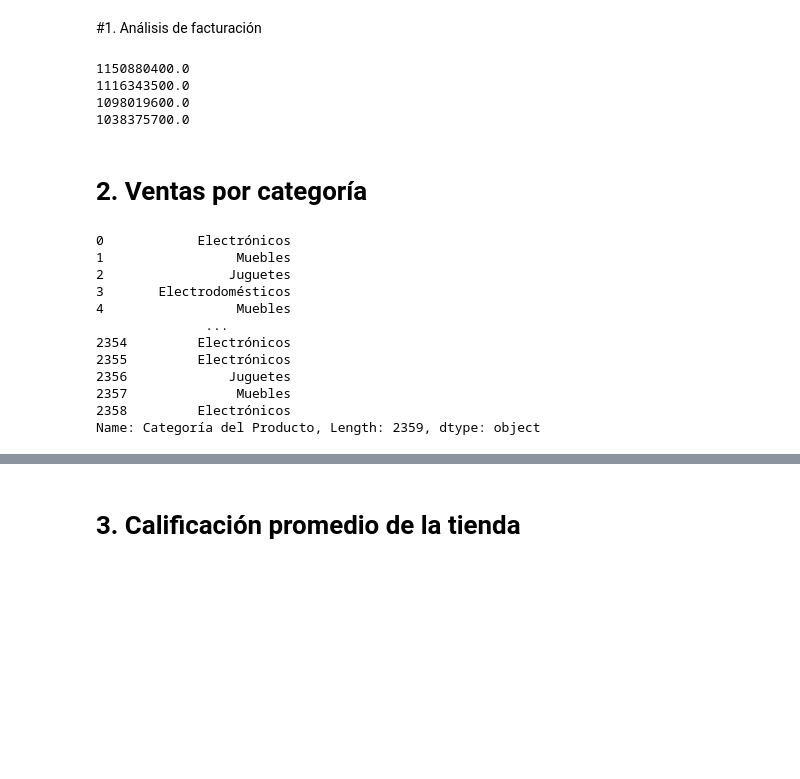
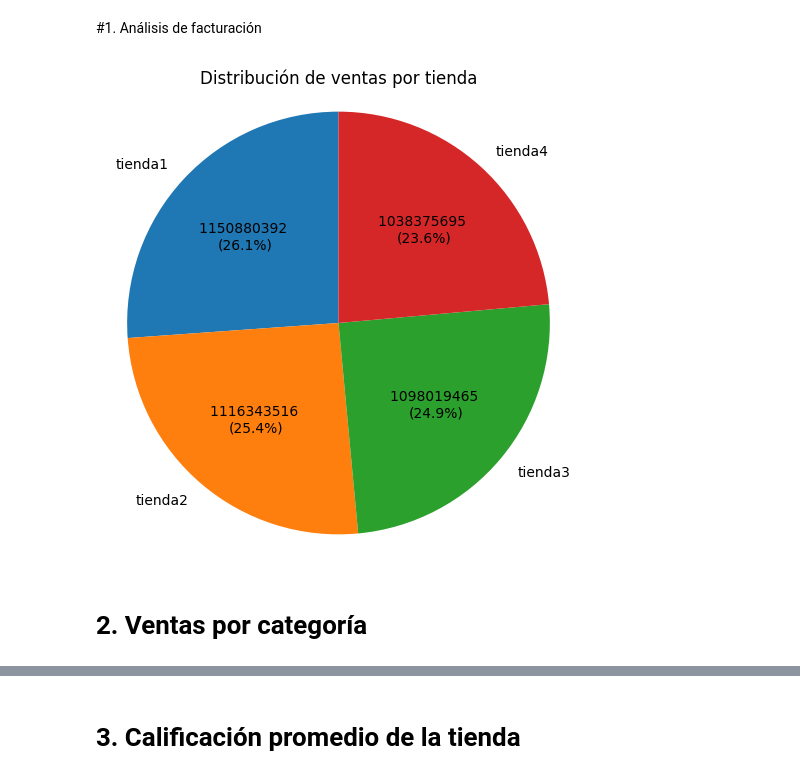
Before and after one commit to yudithl125/datascience_challenge1, a Jupyter notebook: AluraStoreLatam.ipynb, the cells around one changed output, grey strips where cells are left out. Cells and saved outputs as stored; diff of their text form; code cells hidden in the pictures; blank space fills up the shorter version.

```diff
--- a/AluraStoreLatam.ipynb
+++ b/AluraStoreLatam.ipynb
@@ -23,30 +24,22 @@ tienda.head()
 | 4 | Silla de oficina | Muebles | 335200.0 | 20200.0 | 07/11/2020 | Maria Alfonso | Medellín | ... |
 # %% [markdown]
 #1. Análisis de facturación
-# %%
-print(tienda['Precio'].sum())
-print(tienda2.Precio.sum())
-print(tienda3.Precio.sum())
-print(tienda4.Precio.sum())
-# %% [output]
-1150880400.0
-1116343500.0
-1098019600.0
-1038375700.0
+# %%
+tiendas = ['tienda1', 'tienda2', 'tienda3', 'tienda4']
+total_ventas = []
+total_ventas.append(tienda['Precio'].sum())
+total_ventas.append(tienda2['Precio'].sum())
+total_ventas.append(tienda3.Precio.sum())
+total_ventas.append(tienda4.Precio.sum())
+def mostrar_valor_y_porcentaje(pct, all_vals):
+    valor_absoluto = int(round(pct/100.*sum(all_vals)))
+    return f'{valor_absoluto} \n({pct:.1f}%)'
+plt.figure(figsize=(6, 6))
+plt.pie(total_ventas, labels=tiendas, autopct=lambda pct: mostrar_valor_y_porcentaje(pct, total_ventas), startangle=90)
+plt.title('Distribución de ventas por tienda')
+plt.axis('equal')
+plt.show()
+# %% [output]
+[figure, added]
 # %% [markdown]
 # 2. Ventas por categoría
-# %%
-print(tienda['Categoría del Producto'])
-# %% [output]
-0            Electrónicos
-1                 Muebles
-2                Juguetes
-3       Electrodomésticos
-4                 Muebles
-              ...
-2354         Electrónicos
-2355         Electrónicos
-2356             Juguetes
-2357              Muebles
-2358         Electrónicos
-Name: Categoría del Producto, Length: 2359, dtype: object
```
Also changed, not shown: parts of 2 cells of this notebook.
